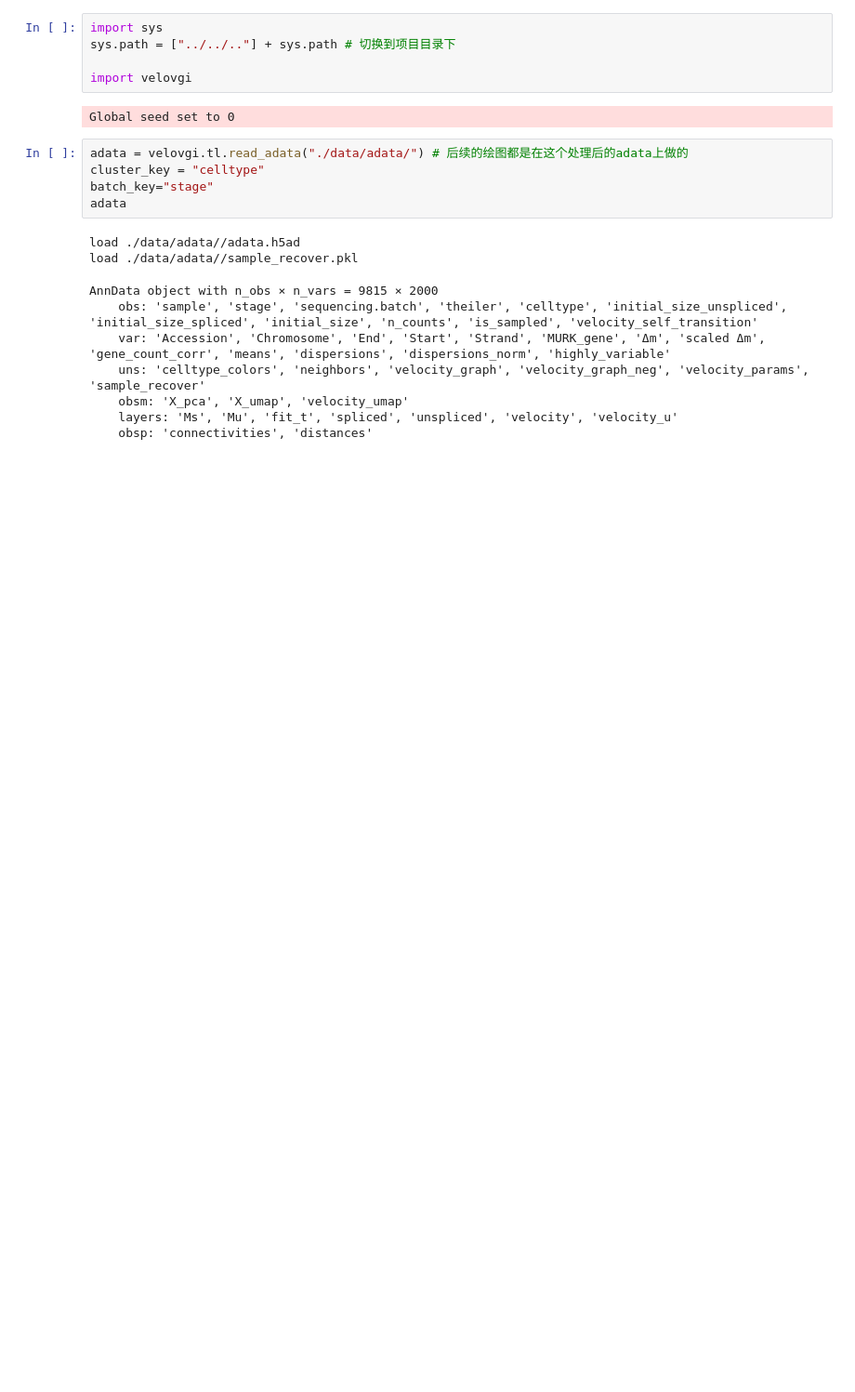
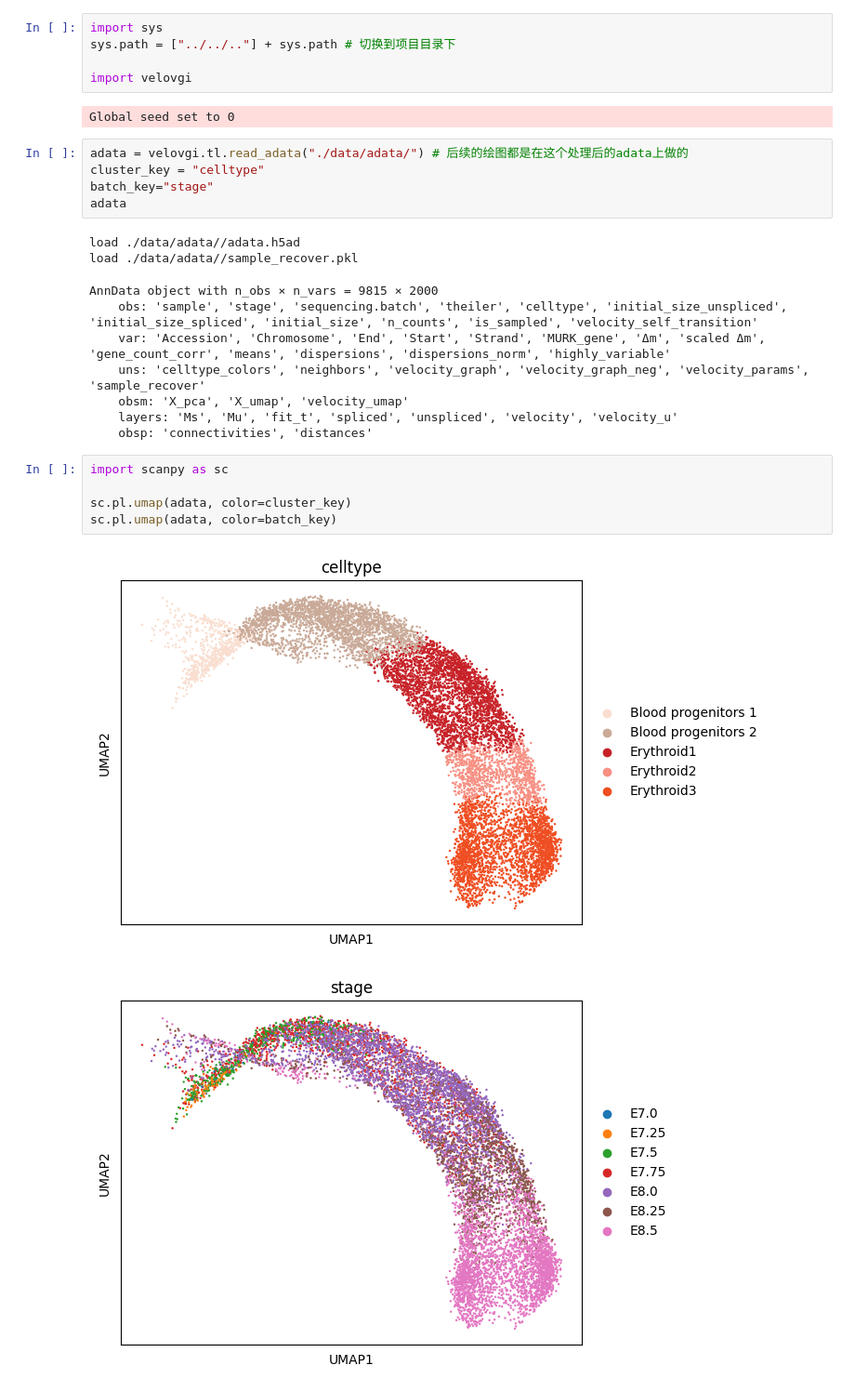
Before and after one commit to HuangDDU/velovgi_workstation, a Jupyter notebook: notebook/lab_server/erythroid_lineage/1.ipynb, the cells around one changed output. Shown at 93% size. Saved outputs shown, nothing was run; the diff lists cells and outputs as text; blank space fills up the shorter version.

```diff
--- a/notebook/lab_server/erythroid_lineage/1.ipynb
+++ b/notebook/lab_server/erythroid_lineage/1.ipynb
@@ -20,4 +20,12 @@ AnnData object with n_obs × n_vars = 9815 × 2000
     obsm: 'X_pca', 'X_umap', 'velocity_umap'
     layers: 'Ms', 'Mu', 'fit_t', 'spliced', 'unspliced', 'velocity', 'velocity_u'
     obsp: 'connectivities', 'distances'
+# %%
+import scanpy as sc
+
+sc.pl.umap(adata, color=cluster_key)
+sc.pl.umap(adata, color=batch_key)
+# %% [output]
+[figure, added]
+[figure, added]
 # %%
```
Also changed, not shown: parts of 1 cell of this notebook, 8 other files.
